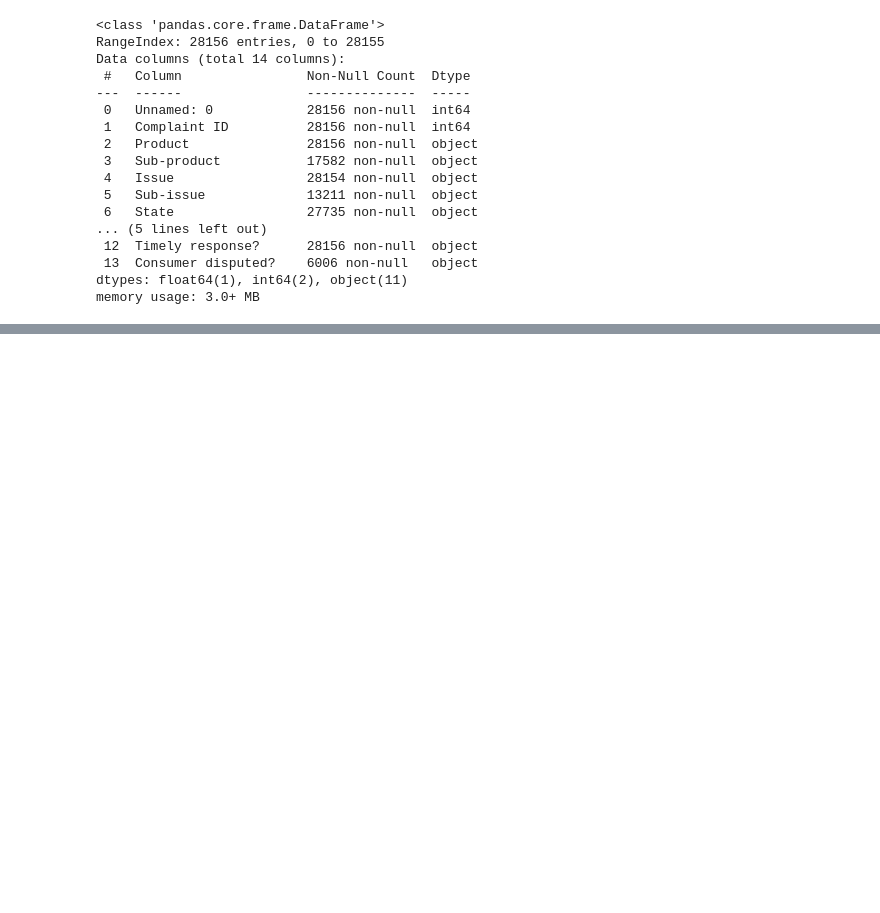
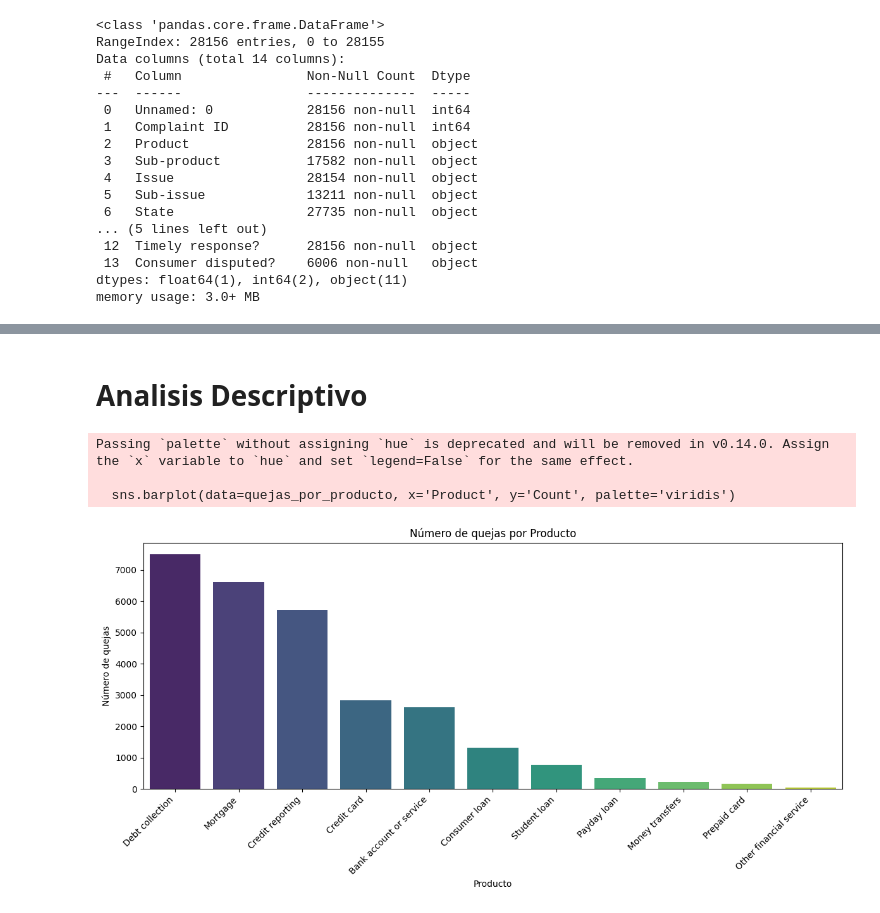
Before and after one commit to Jonolalde93/Proyectos_DS2025, a Jupyter notebook: Proyecto Fin de Modulo ML/notebooks/01.EDA.ipynb, the cells around one changed output, grey strips where cells are left out. Drawn from its saved outputs; the diff is of its cells as text; code cells hidden in the pictures; blank space fills up the shorter version.

```diff
--- a/Proyecto Fin de Modulo ML/notebooks/01.EDA.ipynb
+++ b/Proyecto Fin de Modulo ML/notebooks/01.EDA.ipynb
@@ -182,0 +256,9 @@ dt_quejas_corr.head(50)
+# %%
+frecuencia = dt_quejas_corr['Company'].value_counts()
+companias_frecuentes = frecuencia[frecuencia > 50].index.tolist()
+
+dt_quejas_corr['Company_grouped_filtered'] = dt_quejas_corr['Company'].apply(
+    lambda x: x if x in companias_frecuentes else 'Low Count Companies'
+)
+
+dt_quejas_corr['Company_grouped_filtered'].value_counts()
@@ -202,0 +486,19 @@ memory usage: 3.2+ MB
+# %% [markdown]
+# Analisis Descriptivo
+# %%
+quejas_por_producto = dt_quejas_corr['Product'].value_counts().reset_index()
+quejas_por_producto.columns = ['Product', 'Count']
+
+plt.figure(figsize=(12,6))
+sns.barplot(data=quejas_por_producto, x='Product', y='Count', palette='viridis')
+plt.title('Número de quejas por Producto')
+plt.xticks(rotation=45, ha='right')
+plt.ylabel('Número de quejas')
+plt.xlabel('Producto')
+plt.tight_layout()
+plt.show()
+# %% [output]
+Passing `palette` without assigning `hue` is deprecated and will be removed in v0.14.0. Assign the `x` variable to `hue` and set `legend=False` for the same effect.
+
+  sns.barplot(data=quejas_por_producto, x='Product', y='Count', palette='viridis')
+[figure, added]
```
Also changed, not shown: parts of 77 cells of this notebook, 5 other files.
